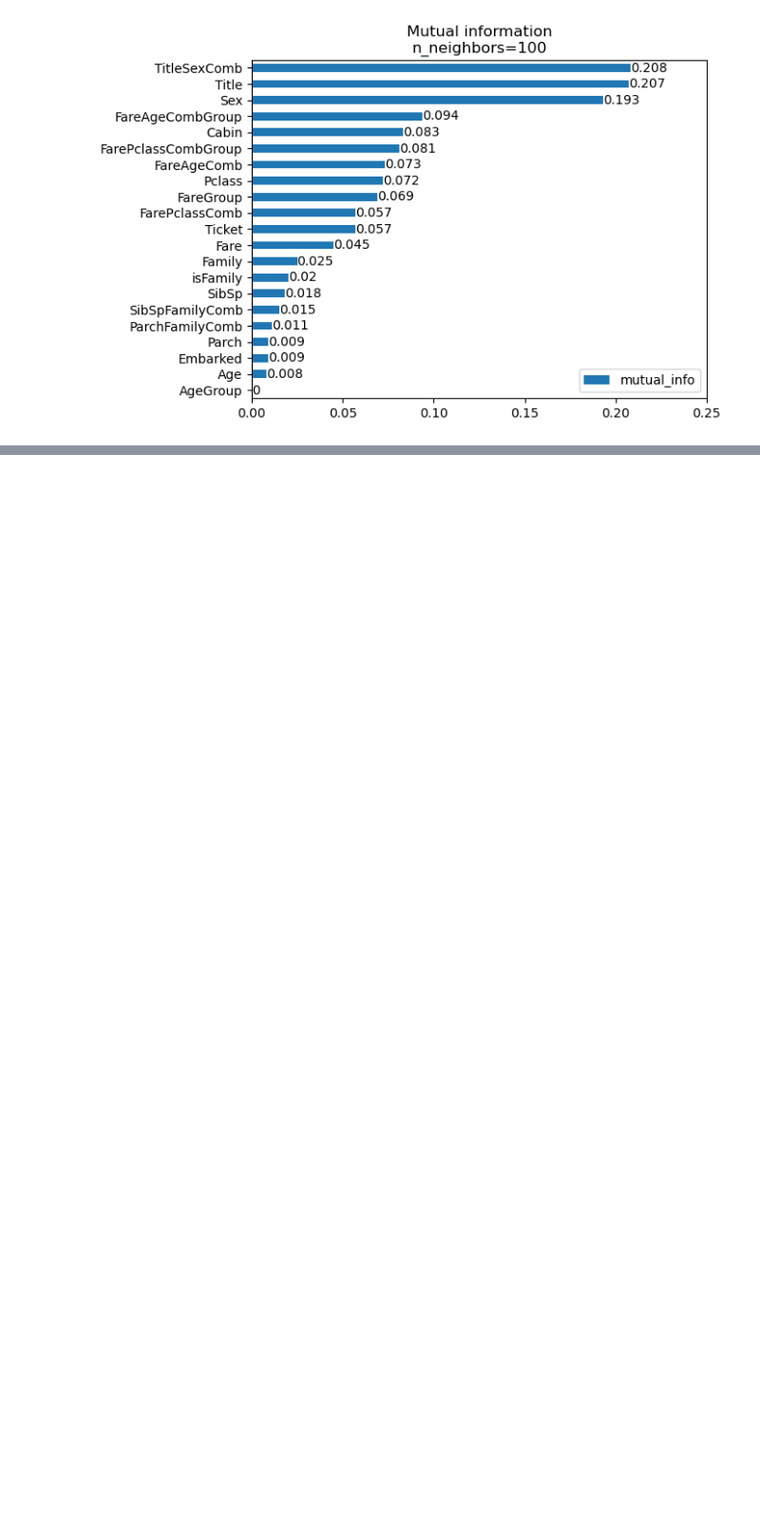
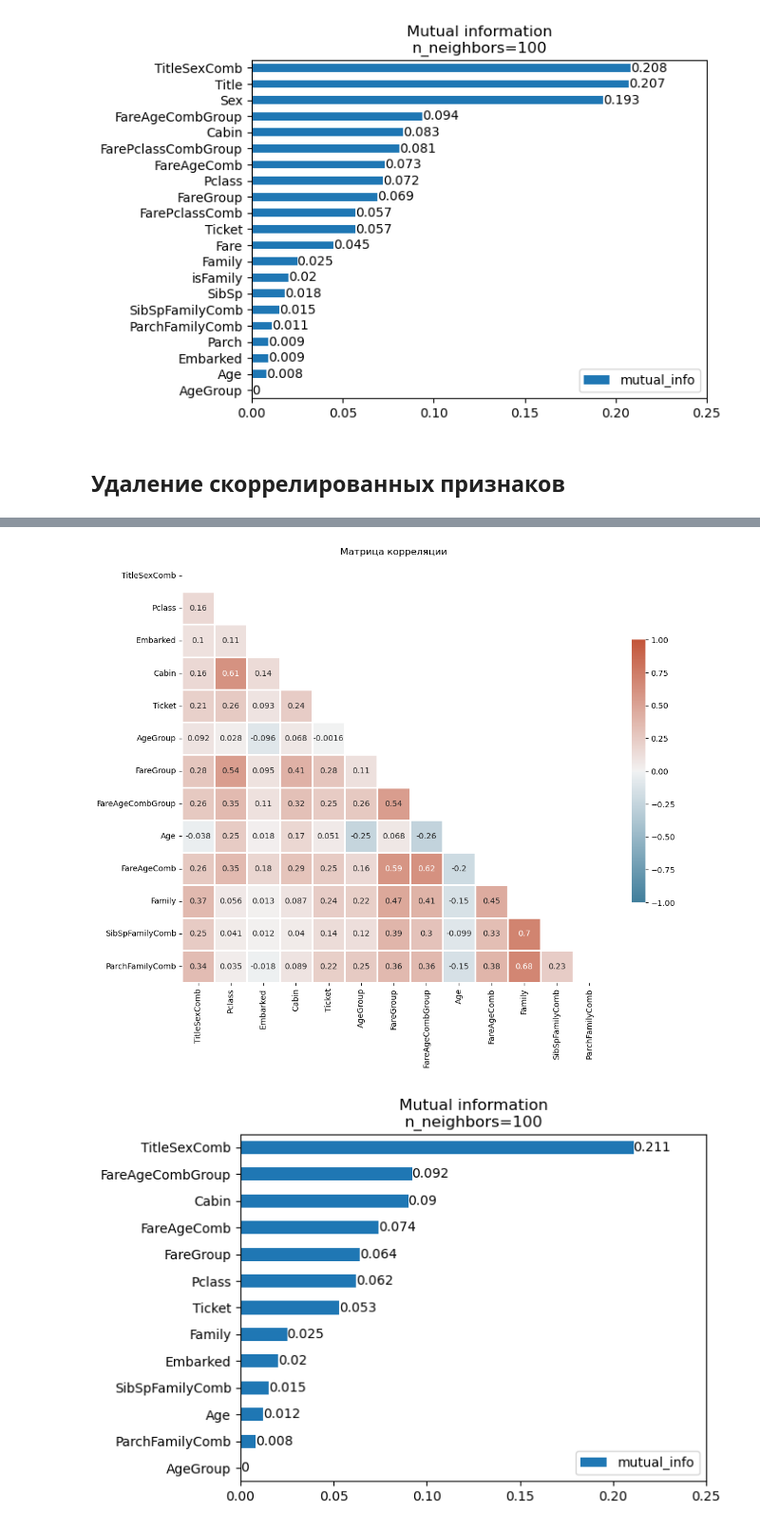
Before and after one commit to AlekseiBogachev/Titanic-Machine-Learning-from-Disaster, a Jupyter notebook: sources/Feature engineering.ipynb, the cells around one changed output, grey strips where cells are left out. Shown at 95% size. Cells and saved outputs as stored; diff of their text form; code cells hidden in the pictures; blank space fills up the shorter version.

```diff
--- a/sources/Feature engineering.ipynb
+++ b/sources/Feature engineering.ipynb
@@ -319,3 +319,76 @@ print_mi_scores(preprocessed_data, y_train, 5, random_state=SEED);
 print_mi_scores(preprocessed_data, y_train, 100, random_state=SEED);
 # %% [output]
 [figure]
+# %% [markdown]
+## Удаление скоррелированных признаков
+# %%
+data_prep_target_enc = Pipeline([
+    ('title_adder', TitleAdder),
+    ('family_adder', FamilyAdder),
+    ('cabin_encoder', CabinEncoder),
+    ('ticket_encoder', TicketEncoder),
+    ('FareAgeComb', CombFareAge),
+    ('SibSpFamilyComb', CombSibSpFamily),
+    ('ParchFamilyComb', CombParchFamily),
+
+    ('col_selector', ColumnTransformer([
+        ('drop', 'drop', ['PassengerId', 'Name']),
+        ('title_sex_comb',
+         Pipeline([('imputer', SimpleImputer(strategy='most_frequent')),
+                   ('encoder', TargetEncoder()),
+                   ('get_max', GetMax)
+                  ]),
+         ['Sex', 'Title']
+        ),
+        ('cat_features',
+         Pipeline([('imputer', SimpleImputer(strategy='most_frequent')),
+                   ('encoder', TargetEncoder()),
+                  ]),
+         ['Pclass', 'Embarked', 'Cabin', 'Ticket']
+        ),
+        ('features_discr',
+         Pipeline([
+             ('imputer', SimpleImputer(strategy='median')),
+             ('discretizer', KBinsDiscretizer(n_bins=4, encode='ordinal', strategy='quantile')),
+             ('encoder', TargetEncoder(cols=[0, 1, 2])),
+         ]),
+         ['Age', 'Fare', 'FareAgeComb']
+        ),
+        ('num_features',
+         Pipeline([
+             ('imputer', SimpleImputer(strategy='median')),
+             ('scaler', StandardScaler()),
+         ]),
+         ['Age', 'FareAgeComb', 'Family', 'SibSpFamilyComb', 'ParchFamilyComb']
+        ),
+    ], remainder='drop')
+    ),
+])
+
+
+cols = [
+    'TitleSexComb',
+    'Pclass',
+    'Embarked',
+    'Cabin',
+    'Ticket',
+    'AgeGroup',
+    'FareGroup',
+    'FareAgeCombGroup',
+    'Age',
+    'FareAgeComb',
+    'Family',
+    'SibSpFamilyComb',
+    'ParchFamilyComb',
+]
+
+
+preprocessed_data = pd.DataFrame(data_prep_target_enc.fit_transform(X=X_train, y=y_train), columns=cols)
+display(preprocessed_data.head())
+
+
+plot_corr_matrix(preprocessed_data, vmin=-1, vmax=1, size=(12, 12), method='kendall')
+
+
+print_mi_scores(preprocessed_data, y_train, 100, random_state=SEED);
+# %% [output]
@@ -321,0 +401,2 @@ print_mi_scores(preprocessed_data, y_train, 100, random_state=SEED);
+[figure, added]
+[figure, added]
```
Also changed, not shown: parts of 3 cells of this notebook, 4 other files.
